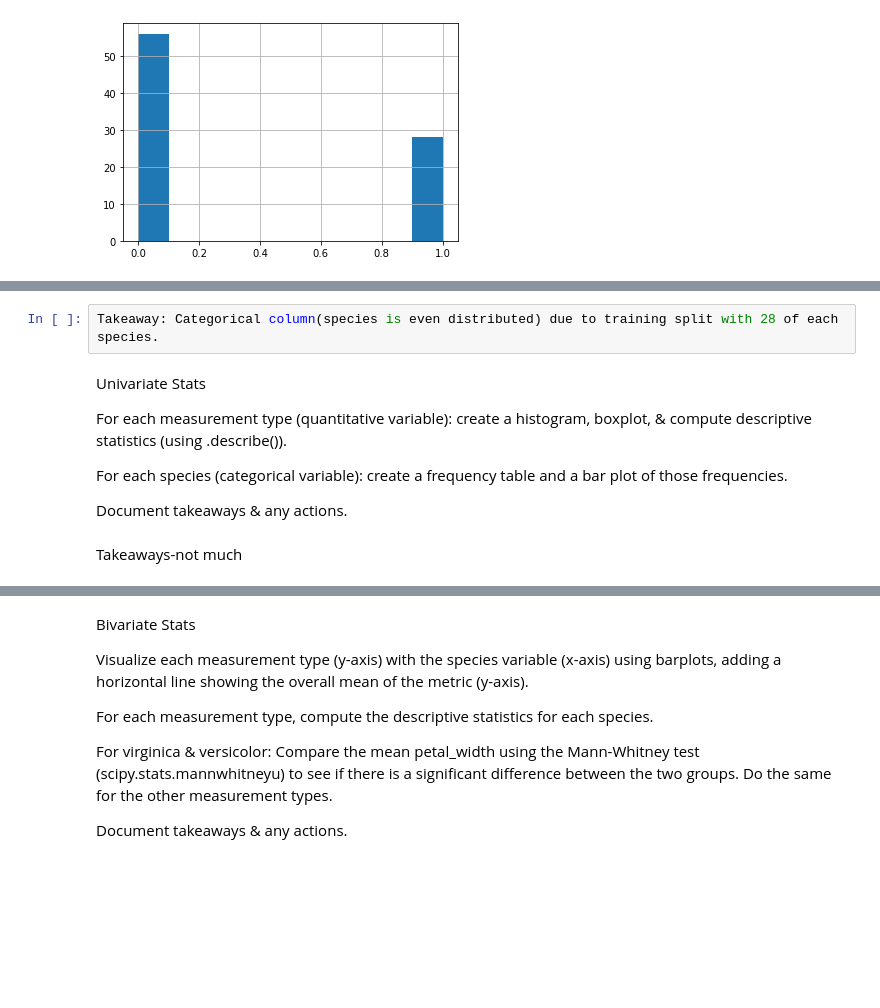
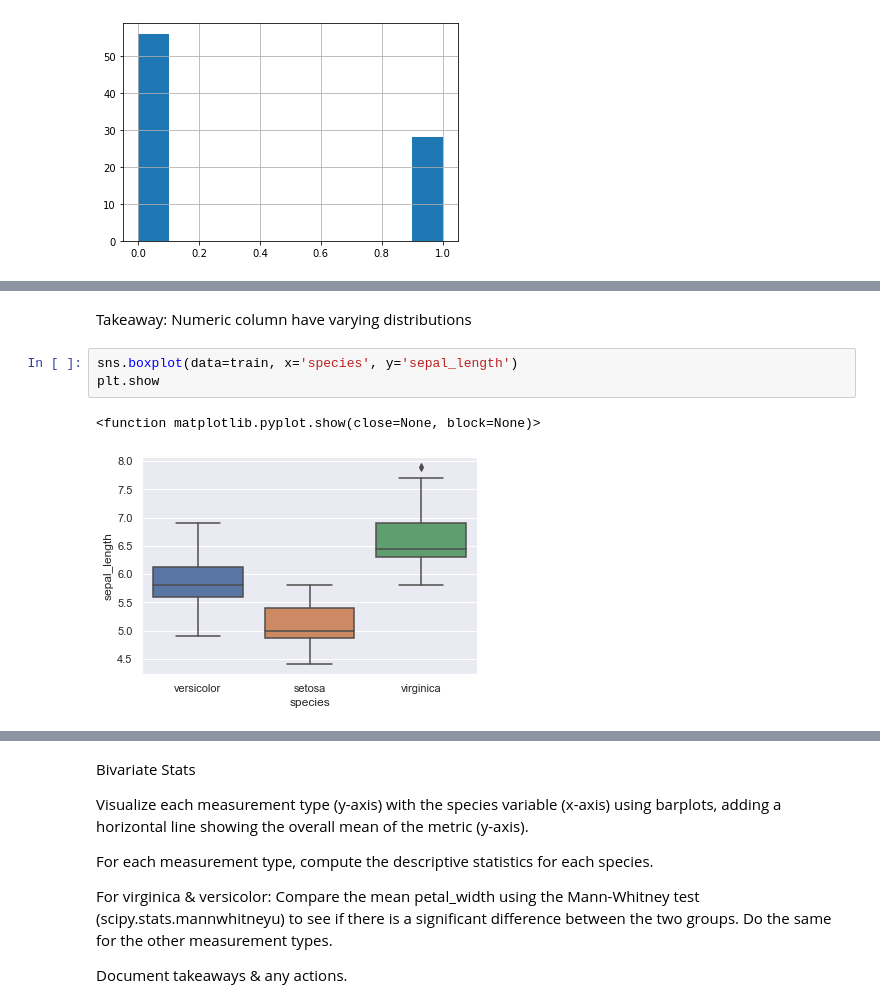
Before and after one commit to raedownen/classification-exercises, a Jupyter notebook: exploratory_analysis_exercises.ipynb, the cells around one changed output, grey strips where cells are left out. Cells and saved outputs as stored; diff of their text form; blank space fills up the shorter version.

```diff
--- a/exploratory_analysis_exercises.ipynb
+++ b/exploratory_analysis_exercises.ipynb
@@ -121,12 +96,9 @@ Name: species, dtype: float64
-# %%
-Takeaway: Categorical column(species is even distributed) due to training split with 28 of each species.
-# %% [markdown]
-Univariate Stats
-
-For each measurement type (quantitative variable): create a histogram, boxplot, & compute descriptive statistics (using .describe()).
-
-For each species (categorical variable): create a frequency table and a bar plot of those frequencies.
-
-Document takeaways & any actions.
-# %% [markdown]
-Takeaways-not much
+# %% [markdown]
+Takeaway:
+Numeric column have varying distributions
+# %%
+sns.boxplot(data=train, x='species', y='sepal_length')
+plt.show
+# %% [output]
+<function matplotlib.pyplot.show(close=None, block=None)>
+[figure, added]
```
Also changed, not shown: parts of 32 cells of this notebook.
